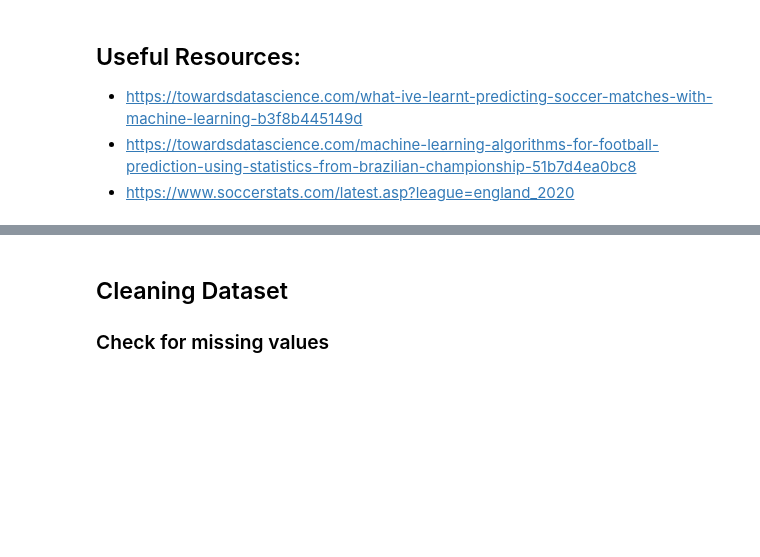
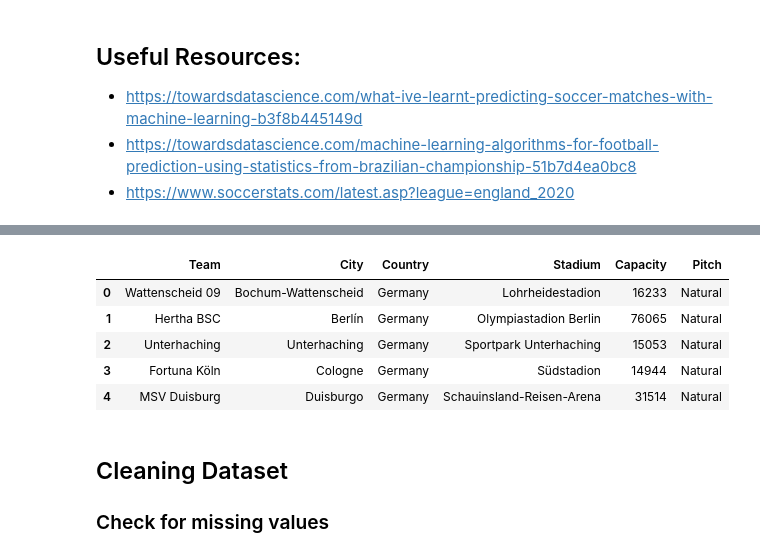
Before and after one commit to armanh3k/Football-Outcome-Predictions, a Jupyter notebook: feature_engineering.ipynb, the cells around one changed output, grey strips where cells are left out. Saved outputs shown, nothing was run; the diff lists cells and outputs as text; code cells hidden in the pictures; blank space fills up the shorter version.

```diff
--- a/feature_engineering.ipynb
+++ b/feature_engineering.ipynb
@@ -26,6 +30,17 @@ pl_results.head()
 | 2 | AFC Bournemouth | Sheffield United | 1-1 | https://www.besoccer.com/match/af... | 2020 | 1 | premier_league |
 | 3 | Burnley | Southampton | 3-0 | https://www.besoccer.com/match/bu... | 2020 | 1 | premier_league |
 | 4 | Crystal Palace | Everton | 0-0 | https://www.besoccer.com/match/cr... | 2020 | 1 | premier_league |
+# %%
+team_info = pd.read_csv("datasets/Team_Info.csv")
+
+team_info.head()
+# %% [output]
+|  | Team | City | Country | Stadium | Capacity | Pitch |
+| 0 | Wattenscheid 09 | Bochum-Wattenscheid | Germany | Lohrheidestadion | 16233 | Natural |
+| 1 | Hertha BSC | Berlín | Germany | Olympiastadion Berlin | 76065 | Natural |
+| 2 | Unterhaching | Unterhaching | Germany | Sportpark Unterhaching | 15053 | Natural |
+| 3 | Fortuna Köln | Cologne | Germany | Südstadion | 14944 | Natural |
+| 4 | MSV Duisburg | Duisburgo | Germany | Schauinsland-Reisen-Arena | 31514 | Natural |
 # %% [markdown]
 ## Cleaning Dataset
 
```
Also changed, not shown: parts of 15 cells of this notebook, 1 other file.
